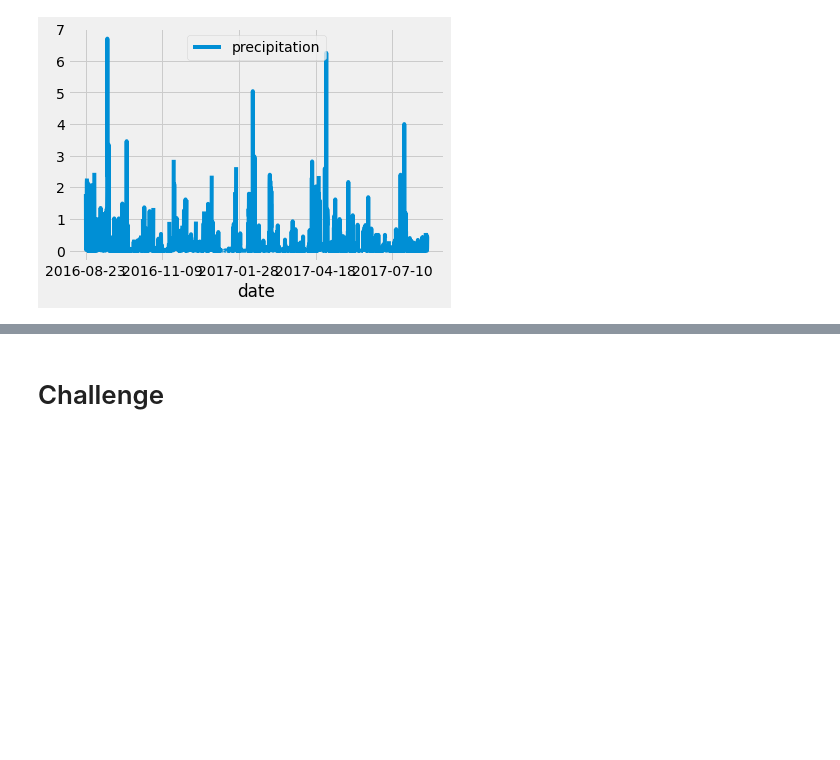
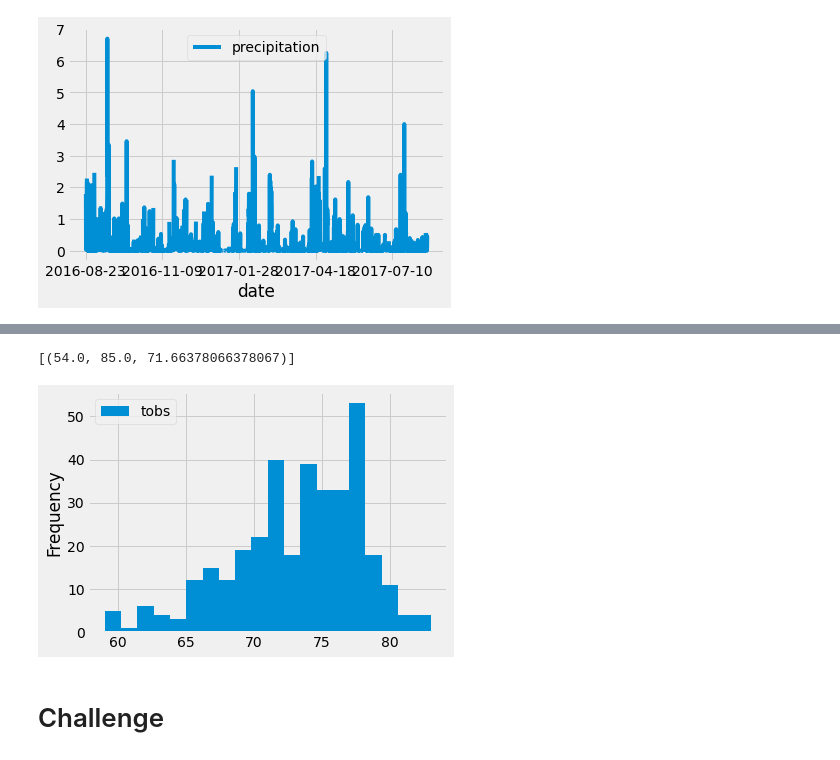
Before and after one commit to ErmaSwartz/surfs_up, a Jupyter notebook: climate_analysis.ipynb, the cells around one changed output, grey strips where cells are left out. Saved outputs shown, nothing was run; the diff lists cells and outputs as text; code cells hidden in the pictures; blank space fills up the shorter version.

```diff
--- a/climate_analysis.ipynb
+++ b/climate_analysis.ipynb
@@ -93,9 +119,26 @@ df.plot()
 # %%
 # Using the station id from the previous query, calculate the lowest temperature recorded,
 # highest temperature recorded, and average temperature most active station?
+session.query(func.min(Measurement.tobs), func.max(Measurement.tobs), func.avg(Measurement.tobs)).\
+filter(Measurement.station == 'USC00519281').all()
+# %% [output]
+[(54.0, 85.0, 71.66378066378067)]
 # %%
 # Choose the station with the highest number of temperature observations.
 # Query the last 12 months of temperature observation data for this station and plot the results as a histogram
+results = session.query(Measurement.tobs).\
+filter(Measurement.station == 'USC00519281').\
+filter(Measurement.date >= prev_year).all()
+
+df = pd.DataFrame(results, columns=['tobs'])
+df
+
+#create histogram by using plot() and then adding the number of bins as parameters
+df.plot.hist(bins=12)
+#compress the x-axis labels so that they fit into the box hilding our plot
+plt.tight_layout()
+# %% [output]
+[figure, added]
 # %%
 # Write a function called `calc_temps` that will accept start date and end date in the format '%Y-%m-%d'
 # and return the minimum, average, and maximum temperatures for that range of dates
```
Also changed, not shown: parts of 3 cells of this notebook.
